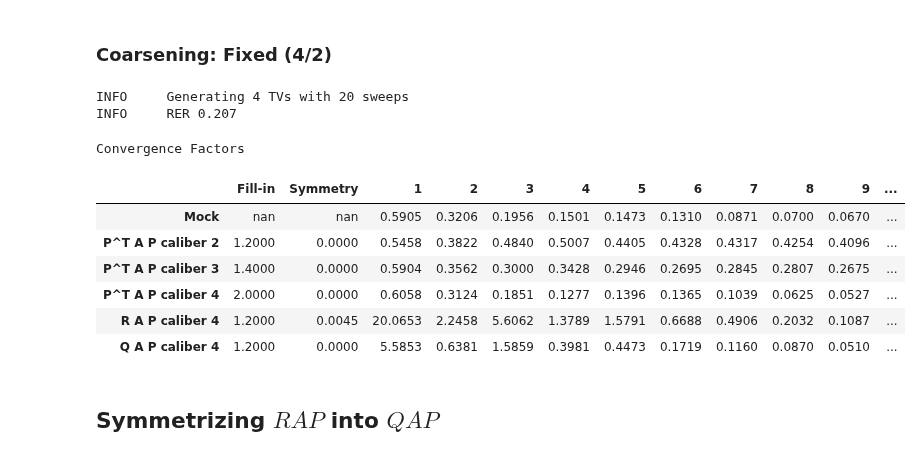
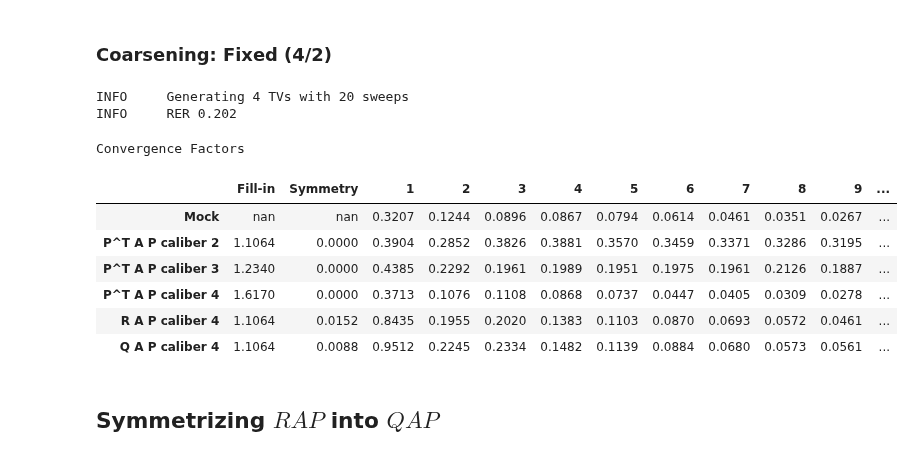
Before and after one commit to 436ahsan/Helmholtz, a Jupyter notebook: notebooks/repetitive/4_2_coarsening_3_level_qap.ipynb, the cells around one changed output. Saved outputs shown, nothing was run; the diff lists cells and outputs as text; code cells hidden in the pictures.

```diff
--- a/notebooks/repetitive/4_2_coarsening_3_level_qap.ipynb
+++ b/notebooks/repetitive/4_2_coarsening_3_level_qap.ipynb
@@ -105,35 +106,36 @@ WARNING  No handles with labels found to put in legend.
 # %%
 nu = num_sweeps_on_vectors if num_sweeps_on_vectors is not None else num_sweeps
 aggregate_size = 4
 num_components = 2
 nu_coarsest = -1
 
 all_conv, r, p, q = helmholtz.analysis.stats.compare_coarsening(level, nu,
                        domain_size,
                        aggregate_size, num_components,
-                       calibers=(2, 3, 4), ideal_tv=ideal_tv,
+                       ideal_tv=ideal_tv,
                        num_examples=num_examples,
                        nu_values=nu_values,
                        nu_coarsest=nu_coarsest,
                        interpolation_method=interpolation_method,
                        fit_scheme=fit_scheme,
                        weighted=weighted,
                        neighborhood=neighborhood,
-                       repetitive=repetitive)
+                       repetitive=repetitive,
+                       m=5)
 
 styler = all_conv.style.set_caption("Convergence Factors").format(precision=4)
 display_html(styler._repr_html_(), raw=True)
 # %% [output]
 INFO     Generating 4 TVs with 20 sweeps
-INFO     RER 0.207
+INFO     RER 0.202
 Convergence Factors
 |  | Fill-in | Symmetry | 1 | 2 | 3 | 4 | 5 | 6 | 7 | 8 | 9 | ... |
-| Mock | nan | nan | 0.5905 | 0.3206 | 0.1956 | 0.1501 | 0.1473 | 0.1310 | 0.0871 | 0.0700 | 0.0670 | ... |
-| P^T A P caliber 2 | 1.2000 | 0.0000 | 0.5458 | 0.3822 | 0.4840 | 0.5007 | 0.4405 | 0.4328 | 0.4317 | 0.4254 | 0.4096 | ... |
-| P^T A P caliber 3 | 1.4000 | 0.0000 | 0.5904 | 0.3562 | 0.3000 | 0.3428 | 0.2946 | 0.2695 | 0.2845 | 0.2807 | 0.2675 | ... |
-| P^T A P caliber 4 | 2.0000 | 0.0000 | 0.6058 | 0.3124 | 0.1851 | 0.1277 | 0.1396 | 0.1365 | 0.1039 | 0.0625 | 0.0527 | ... |
-| R A P caliber 4 | 1.2000 | 0.0045 | 20.0653 | 2.2458 | 5.6062 | 1.3789 | 1.5791 | 0.6688 | 0.4906 | 0.2032 | 0.1087 | ... |
-| Q A P caliber 4 | 1.2000 | 0.0000 | 5.5853 | 0.6381 | 1.5859 | 0.3981 | 0.4473 | 0.1719 | 0.1160 | 0.0870 | 0.0510 | ... |
+| Mock | nan | nan | 0.3207 | 0.1244 | 0.0896 | 0.0867 | 0.0794 | 0.0614 | 0.0461 | 0.0351 | 0.0267 | ... |
+| P^T A P caliber 2 | 1.1064 | 0.0000 | 0.3904 | 0.2852 | 0.3826 | 0.3881 | 0.3570 | 0.3459 | 0.3371 | 0.3286 | 0.3195 | ... |
+| P^T A P caliber 3 | 1.2340 | 0.0000 | 0.4385 | 0.2292 | 0.1961 | 0.1989 | 0.1951 | 0.1975 | 0.1961 | 0.2126 | 0.1887 | ... |
+| P^T A P caliber 4 | 1.6170 | 0.0000 | 0.3713 | 0.1076 | 0.1108 | 0.0868 | 0.0737 | 0.0447 | 0.0405 | 0.0309 | 0.0278 | ... |
+| R A P caliber 4 | 1.1064 | 0.0152 | 0.8435 | 0.1955 | 0.2020 | 0.1383 | 0.1103 | 0.0870 | 0.0693 | 0.0572 | 0.0461 | ... |
+| Q A P caliber 4 | 1.1064 | 0.0088 | 0.9512 | 0.2245 | 0.2334 | 0.1482 | 0.1139 | 0.0884 | 0.0680 | 0.0573 | 0.0561 | ... |
 # %% [markdown]
 ## Symmetrizing $R A P$ into $Q A P$
 # %% [markdown]
```
Also changed, not shown: parts of 3 cells of this notebook, 3 other files.
